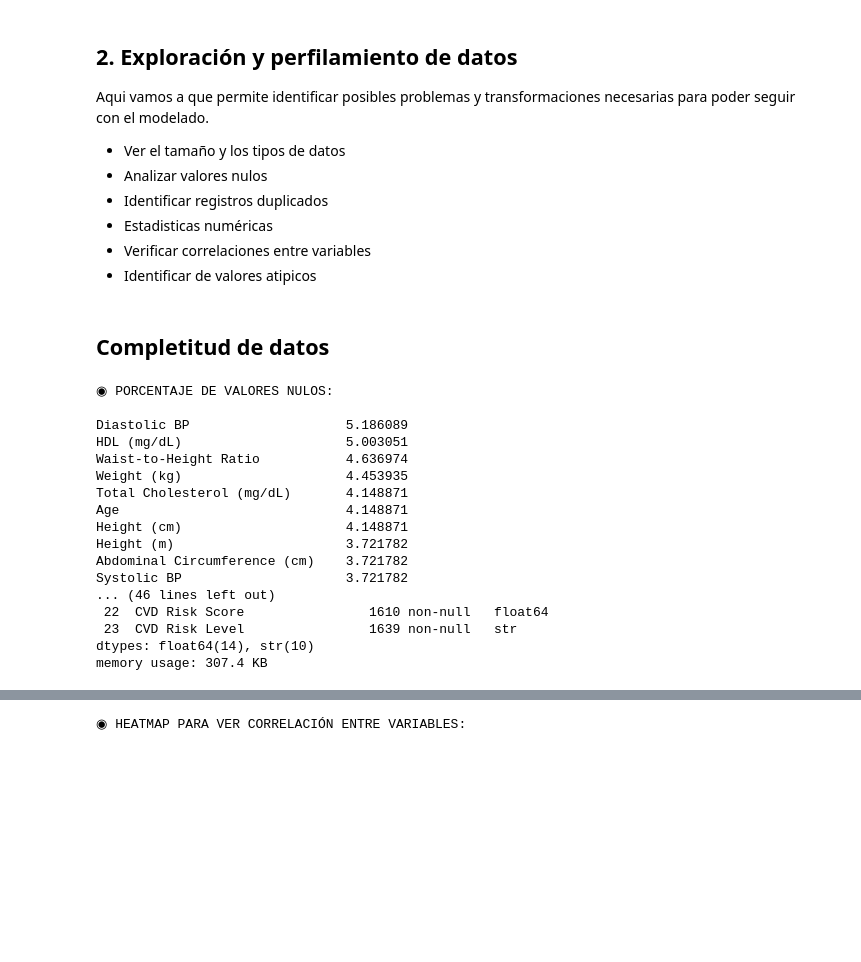
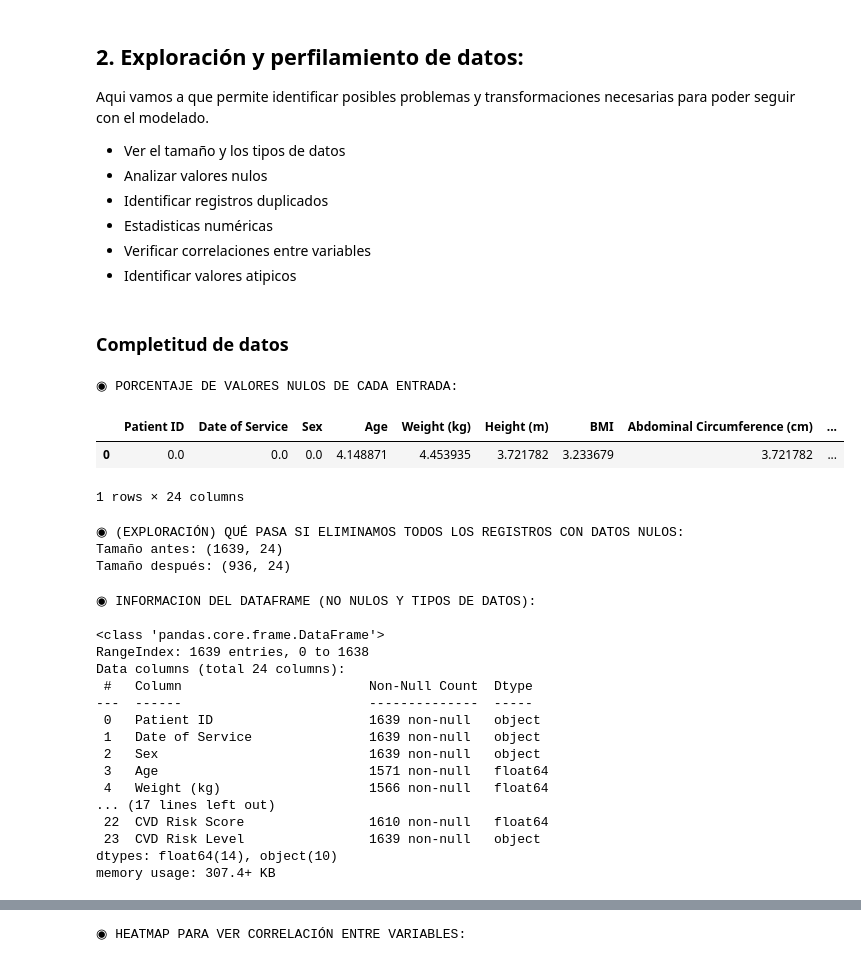
Before and after one commit to lfelipesales/Laboratorios-AprendizajeDeMaquina, a Jupyter notebook: LAB1/Laboratorio1.ipynb, the cells around one changed output, grey strips where cells are left out. Saved outputs shown, nothing was run; the diff lists cells and outputs as text; code cells hidden in the pictures; blank space fills up the shorter version.

```diff
--- a/LAB1/Laboratorio1.ipynb
+++ b/LAB1/Laboratorio1.ipynb
@@ -111,5 +72,5 @@ Columnas y primeros 8 datos del dataframe (para observar correcta carga):
 # %% [markdown]
-## 2. Exploración y perfilamiento de datos
+## 2. Exploración y perfilamiento de datos:
 
 Aqui vamos a que permite identificar posibles problemas y transformaciones necesarias para poder seguir con el modelado.
 
@@ -118,31 +79,46 @@ Aqui vamos a que permite identificar posibles problemas y transformaciones neces
 - Identificar registros duplicados
 - Estadisticas numéricas
 - Verificar correlaciones entre variables
-- Identificar de valores atipicos
+- Identificar valores atipicos
 # %% [markdown]
-## Completitud de datos
+### Completitud de datos
-# %%
-print("\n◉ PORCENTAJE DE VALORES NULOS:\n")
-print((df.isnull().sum()/df.shape[0]*100).sort_values(ascending=False))
-
-print("\n\n◉ INFORMACION DEL DATAFRAME:\n")
-df.info()
-# %% [output]
-◉ PORCENTAJE DE VALORES NULOS:
-
-Diastolic BP                    5.186089
-HDL (mg/dL)                     5.003051
-Waist-to-Height Ratio           4.636974
-Weight (kg)                     4.453935
-Total Cholesterol (mg/dL)       4.148871
-Age                             4.148871
-Height (cm)                     4.148871
-Height (m)                      3.721782
-Abdominal Circumference (cm)    3.721782
-Systolic BP                     3.721782
-... (46 lines left out)
- 22  CVD Risk Score                1610 non-null   float64
- 23  CVD Risk Level                1639 non-null   str
-dtypes: float64(14), str(10)
-memory usage: 307.4 KB
+# %%
+print("\n◉ PORCENTAJE DE VALORES NULOS DE CADA ENTRADA:\n")
+tabla_nulos = (df.isnull().mean() * 100).to_frame().T
+tabla_nulos
+# %% [output]
+◉ PORCENTAJE DE VALORES NULOS DE CADA ENTRADA:
+|  | Patient ID | Date of Service | Sex | Age | Weight (kg) | Height (m) | BMI | Abdominal Circumference (cm) | ... |
+| 0 | 0.0 | 0.0 | 0.0 | 4.148871 | 4.453935 | 3.721782 | 3.233679 | 3.721782 | ... |
+1 rows × 24 columns
+# %%
+print("◉ (EXPLORACIÓN) QUÉ PASA SI ELIMINAMOS TODOS LOS REGISTROS CON DATOS NULOS:")
+print("Tamaño antes:", df.shape)
+df_prueba1 = df.dropna()
+print("Tamaño después:", df_prueba1.shape)
+# %% [output]
+◉ (EXPLORACIÓN) QUÉ PASA SI ELIMINAMOS TODOS LOS REGISTROS CON DATOS NULOS:
+Tamaño antes: (1639, 24)
+Tamaño después: (936, 24)
+# %%
+print("\n\n◉ INFORMACION DEL DATAFRAME (NO NULOS Y TIPOS DE DATOS):\n")
+df.info()
+# %% [output]
+◉ INFORMACION DEL DATAFRAME (NO NULOS Y TIPOS DE DATOS):
+
+<class 'pandas.core.frame.DataFrame'>
+RangeIndex: 1639 entries, 0 to 1638
+Data columns (total 24 columns):
+ #   Column                        Non-Null Count  Dtype
+---  ------                        --------------  -----
+ 0   Patient ID                    1639 non-null   object
+ 1   Date of Service               1639 non-null   object
+ 2   Sex                           1639 non-null   object
+ 3   Age                           1571 non-null   float64
+ 4   Weight (kg)                   1566 non-null   float64
+... (17 lines left out)
+ 22  CVD Risk Score                1610 non-null   float64
+ 23  CVD Risk Level                1639 non-null   object
+dtypes: float64(14), object(10)
+memory usage: 307.4+ KB
 # %%
```
Also changed, not shown: parts of 72 cells of this notebook.
